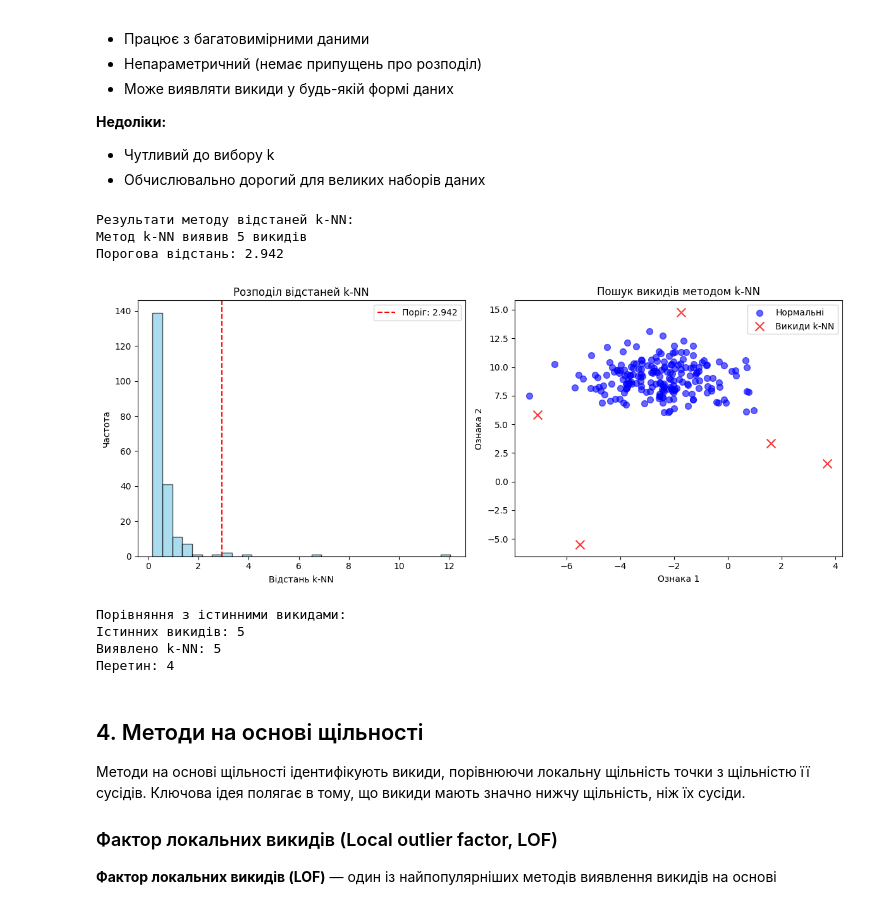
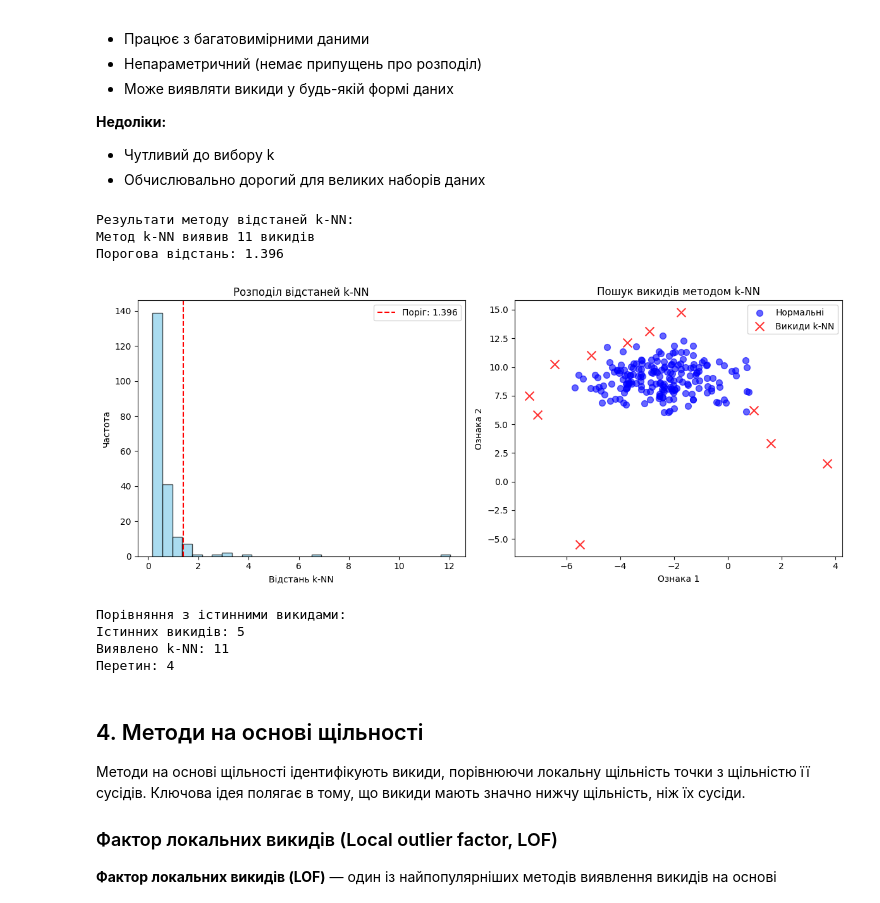
Before and after one commit to Neronuser/data-mining-course, a Jupyter notebook: 11.0-Outlier_and_Anomaly_Detection.ipynb, the cells around one changed output. Drawn from its saved outputs; the diff is of its cells as text; code cells hidden in the pictures.

```diff
--- a/11.0-Outlier_and_Anomaly_Detection.ipynb
+++ b/11.0-Outlier_and_Anomaly_Detection.ipynb
@@ -199,45 +199,45 @@ def knn_outlier_detection(X, k=5, threshold_percentile=95):
     outliers = kth_distances > threshold
     return outliers, kth_distances, threshold
 
-knn_outliers, knn_distances, knn_threshold = knn_outlier_detection(X, k=5, threshold_percentile=98)
+knn_outliers, knn_distances, knn_threshold = knn_outlier_detection(X, k=5, threshold_percentile=95)
 
 print("Результати методу відстаней k-NN:")
 print(f"Метод k-NN виявив {np.sum(knn_outliers)} викидів")
 print(f"Порогова відстань: {knn_threshold:.3f}")
 
 plt.figure(figsize=(12, 5))
 
 plt.subplot(1, 2, 1)
 plt.hist(knn_distances, bins=30, alpha=0.7, color='skyblue', edgecolor='black')
 plt.axvline(knn_threshold, color='red', linestyle='--', label=f'Поріг: {knn_threshold:.3f}')
 plt.xlabel('Відстань k-NN')
 plt.ylabel('Частота')
 plt.title('Розподіл відстаней k-NN')
 plt.legend()
 
 plt.subplot(1, 2, 2)
 plt.scatter(X[~knn_outliers, 0], X[~knn_outliers, 1], c='blue', alpha=0.6, label='Нормальні', s=50)
 plt.scatter(X[knn_outliers, 0], X[knn_outliers, 1], c='red', alpha=0.8, label='Викиди k-NN', s=100, marker='x')
 plt.xlabel('Ознака 1')
 plt.ylabel('Ознака 2')
 plt.title('Пошук викидів методом k-NN')
 plt.legend()
 
 plt.tight_layout()
 plt.show()
 
 print(f"\nПорівняння з істинними викидами:")
 print(f"Істинних викидів: {np.sum(y==1)}")
 print(f"Виявлено k-NN: {np.sum(knn_outliers)}")
 print(f"Перетин: {np.sum(knn_outliers & (y==1))}")
 # %% [output]
 Результати методу відстаней k-NN:
-Метод k-NN виявив 5 викидів
-Порогова відстань: 2.942
+Метод k-NN виявив 11 викидів
+Порогова відстань: 1.396
-[figure, old version]
+[figure, new version]
 Порівняння з істинними викидами:
 Істинних викидів: 5
-Виявлено k-NN: 5
+Виявлено k-NN: 11
 Перетин: 4
 # %% [markdown]
 ## 4. Методи на основі щільності
```
Also changed, not shown: parts of 3 cells of this notebook.
